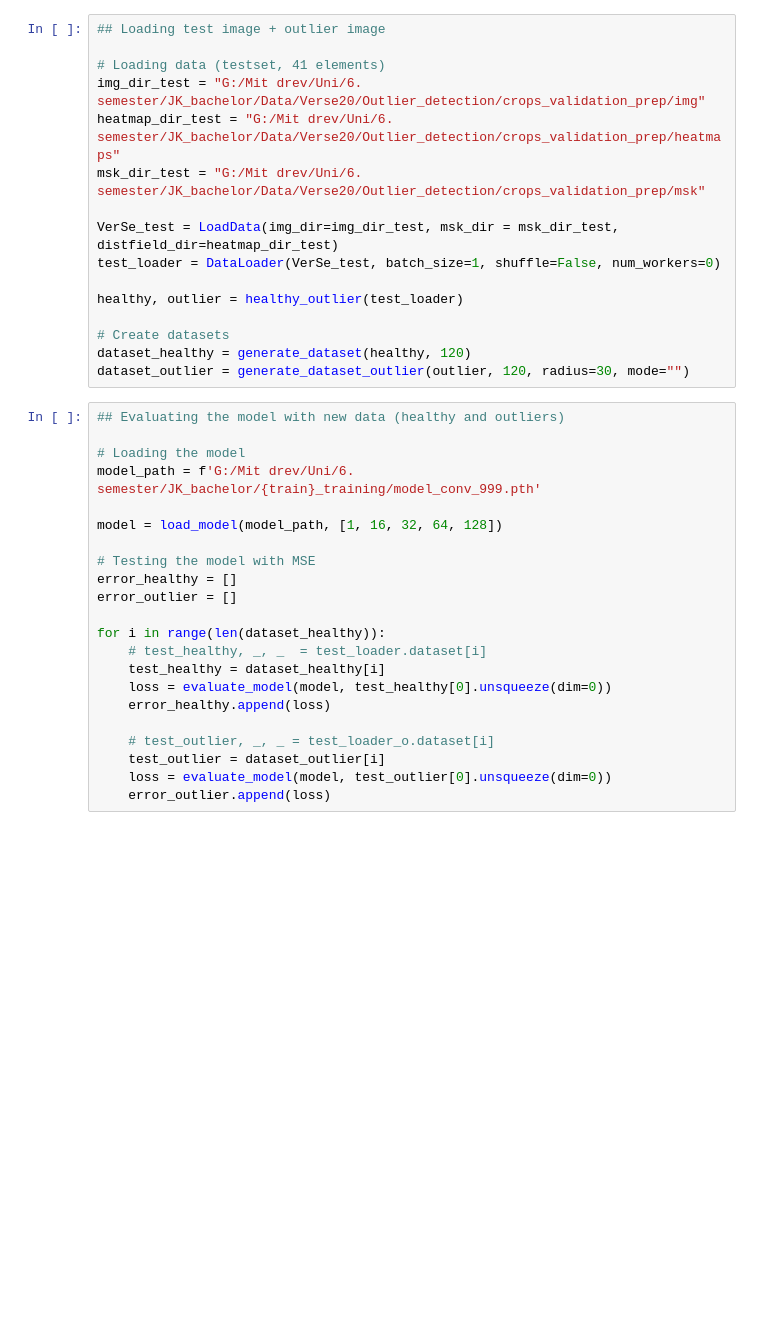
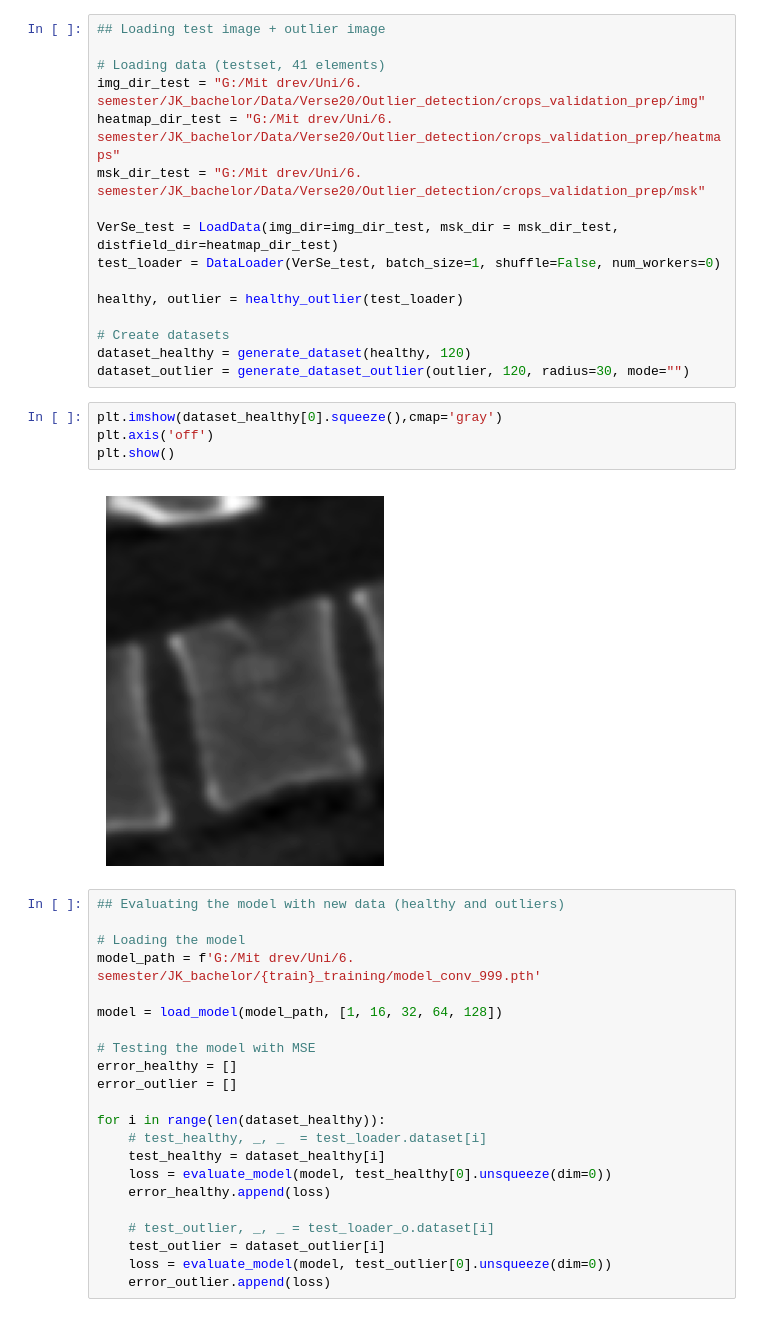
Before and after one commit to jukobo/JK_bachelor, a Jupyter notebook: OutlierDetection/evaluation K.ipynb, the cells around one changed output. Drawn from its saved outputs; the diff is of its cells as text; blank space fills up the shorter version.

```diff
--- a/OutlierDetection/evaluation K.ipynb
+++ b/OutlierDetection/evaluation K.ipynb
@@ -38,6 +38,12 @@ healthy, outlier = healthy_outlier(test_loader)
 # Create datasets
 dataset_healthy = generate_dataset(healthy, 120)
 dataset_outlier = generate_dataset_outlier(outlier, 120, radius=30, mode="")
+# %%
+plt.imshow(dataset_healthy[0].squeeze(),cmap='gray')
+plt.axis('off')
+plt.show()
+# %% [output]
+[figure, added]
 # %%
 ## Evaluating the model with new data (healthy and outliers)
 
```
Also changed, not shown: parts of 16 cells of this notebook.
